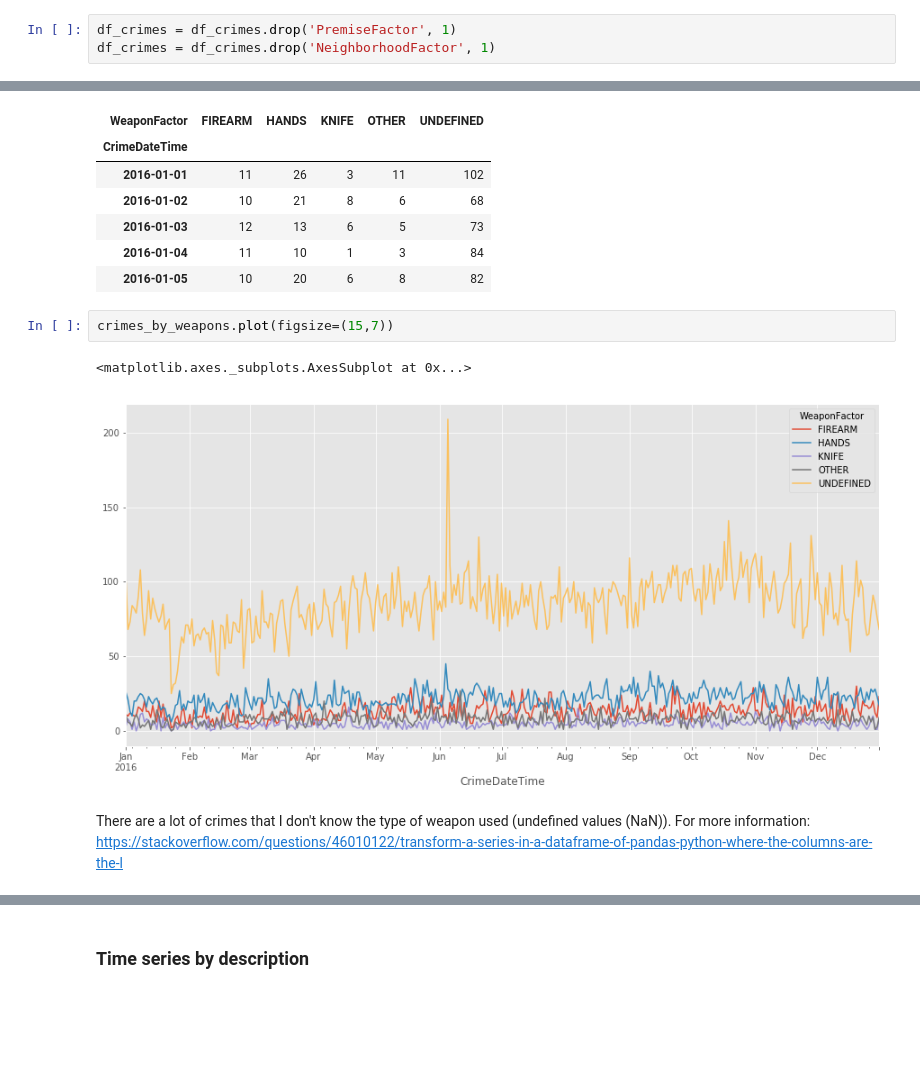
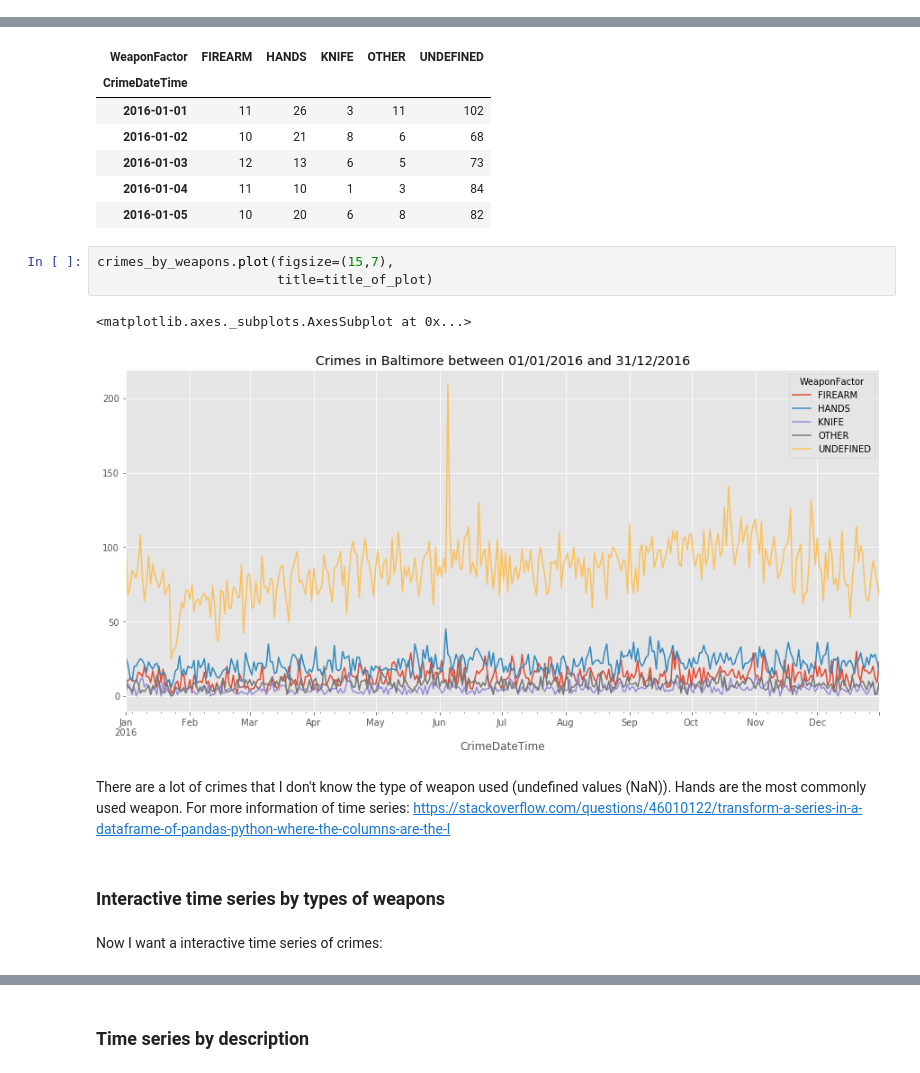
Before and after one commit to rmmariano/CAP386_intro_data_science, a Jupyter notebook: projeto/crimes_baltimore/crimes_baltimore.ipynb, the cells around one changed output, grey strips where cells are left out. Cells and saved outputs as stored; diff of their text form; blank space fills up the shorter version.

```diff
--- a/projeto/crimes_baltimore/crimes_baltimore.ipynb
+++ b/projeto/crimes_baltimore/crimes_baltimore.ipynb
@@ -244,6 +223,3 @@ The number os Premise and Neighborhood are big, so it's not necessary for now, l
-# %%
-df_crimes = df_crimes.drop('PremiseFactor', 1)
-df_crimes = df_crimes.drop('NeighborhoodFactor', 1)
 # %% [markdown]
 ## Convert the date in string to datetime
 # %% [markdown]
@@ -743,9 +785,14 @@ crimes_by_weapons.head()
 | 2016-01-04 | 11 | 10 | 1 | 3 | 84 |
 | 2016-01-05 | 10 | 20 | 6 | 8 | 82 |
 # %%
-crimes_by_weapons.plot(figsize=(15,7))
+crimes_by_weapons.plot(figsize=(15,7),
+                       title=title_of_plot)
 # %% [output]
 <matplotlib.axes._subplots.AxesSubplot at 0x...>
-[figure, old version]
+[figure, new version]
 # %% [markdown]
-There are a lot of crimes that I don't know the type of weapon used (undefined values (NaN)). For more information: https://stackoverflow.com/questions/46010122/transform-a-series-in-a-dataframe-of-pandas-python-where-the-columns-are-the-l
+There are a lot of crimes that I don't know the type of weapon used (undefined values (NaN)). Hands are the most commonly used weapon. For more information of time series: https://stackoverflow.com/questions/46010122/transform-a-series-in-a-dataframe-of-pandas-python-where-the-columns-are-the-l
+# %% [markdown]
+### Interactive time series by types of weapons
+# %% [markdown]
+Now I want a interactive time series of crimes:
```
Also changed, not shown: parts of 93 cells of this notebook, 1 other file.
